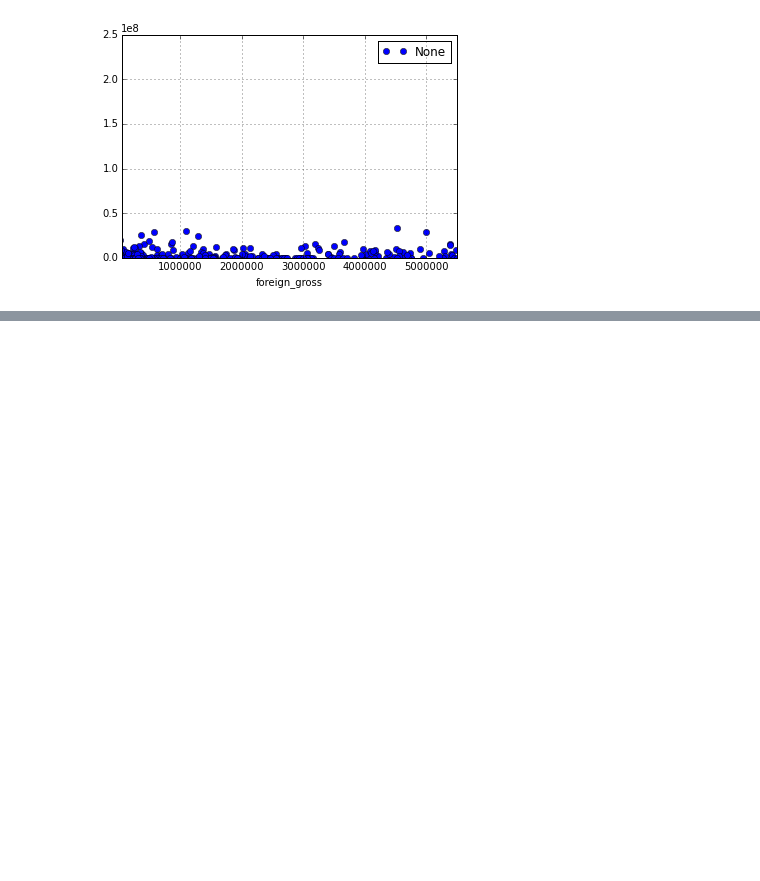
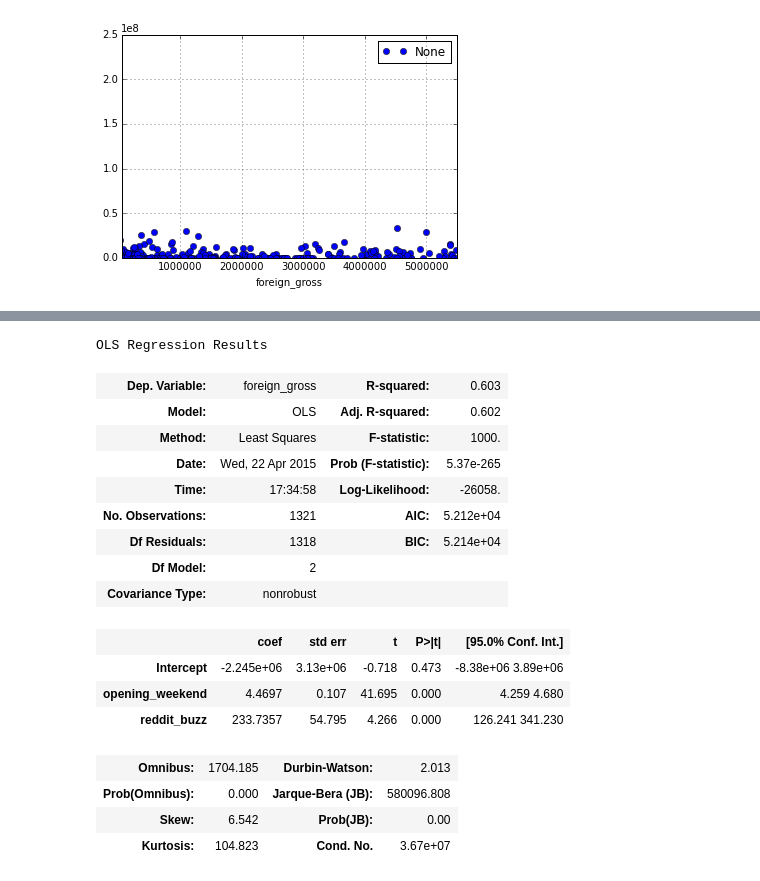
Before and after one commit to smitfire/luther, a Jupyter notebook: data_plotting_luther.ipynb, the cells around one changed output, grey strips where cells are left out. Saved outputs shown, nothing was run; the diff lists cells and outputs as text; code cells hidden in the pictures; blank space fills up the shorter version.

```diff
--- a/data_plotting_luther.ipynb
+++ b/data_plotting_luther.ipynb
@@ -103,0 +121,22 @@ array([[<matplotlib.axes._subplots.AxesSubplot object at 0x...>,
+# %%
+model = smf.ols(formula="foreign_gross ~ opening_weekend + reddit_buzz", data=complete_df).fit()
+model.summary()
+# %% [output]
+OLS Regression Results
+| Dep. Variable: | foreign_gross | R-squared: | 0.603 |
+| Model: | OLS | Adj. R-squared: | 0.602 |
+| Method: | Least Squares | F-statistic: | 1000. |
+| Date: | Wed, 22 Apr 2015 | Prob (F-statistic): | 5.37e-265 |
+| Time: | 17:34:58 | Log-Likelihood: | -26058. |
+| No. Observations: | 1321 | AIC: | 5.212e+04 |
+| Df Residuals: | 1318 | BIC: | 5.214e+04 |
+| Df Model: | 2 |  |  |
+| Covariance Type: | nonrobust |  |  |
+|  | coef | std err | t | P>|t| | [95.0% Conf. Int.] |
+| Intercept | -2.245e+06 | 3.13e+06 | -0.718 | 0.473 | -8.38e+06 3.89e+06 |
+| opening_weekend | 4.4697 | 0.107 | 41.695 | 0.000 | 4.259 4.680 |
+| reddit_buzz | 233.7357 | 54.795 | 4.266 | 0.000 | 126.241 341.230 |
+| Omnibus: | 1704.185 | Durbin-Watson: | 2.013 |
+| Prob(Omnibus): | 0.000 | Jarque-Bera (JB): | 580096.808 |
+| Skew: | 6.542 | Prob(JB): | 0.00 |
+| Kurtosis: | 104.823 | Cond. No. | 3.67e+07 |
```
Also changed, not shown: parts of 6 cells of this notebook, 2 other files.
